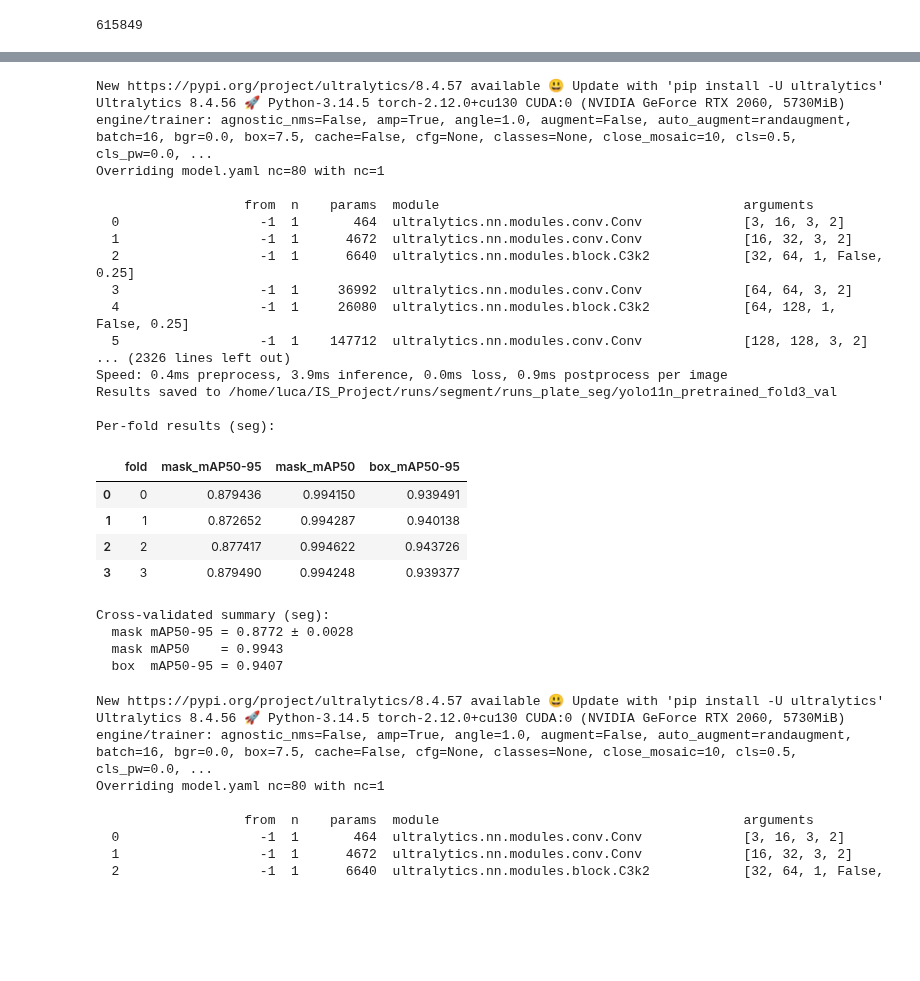
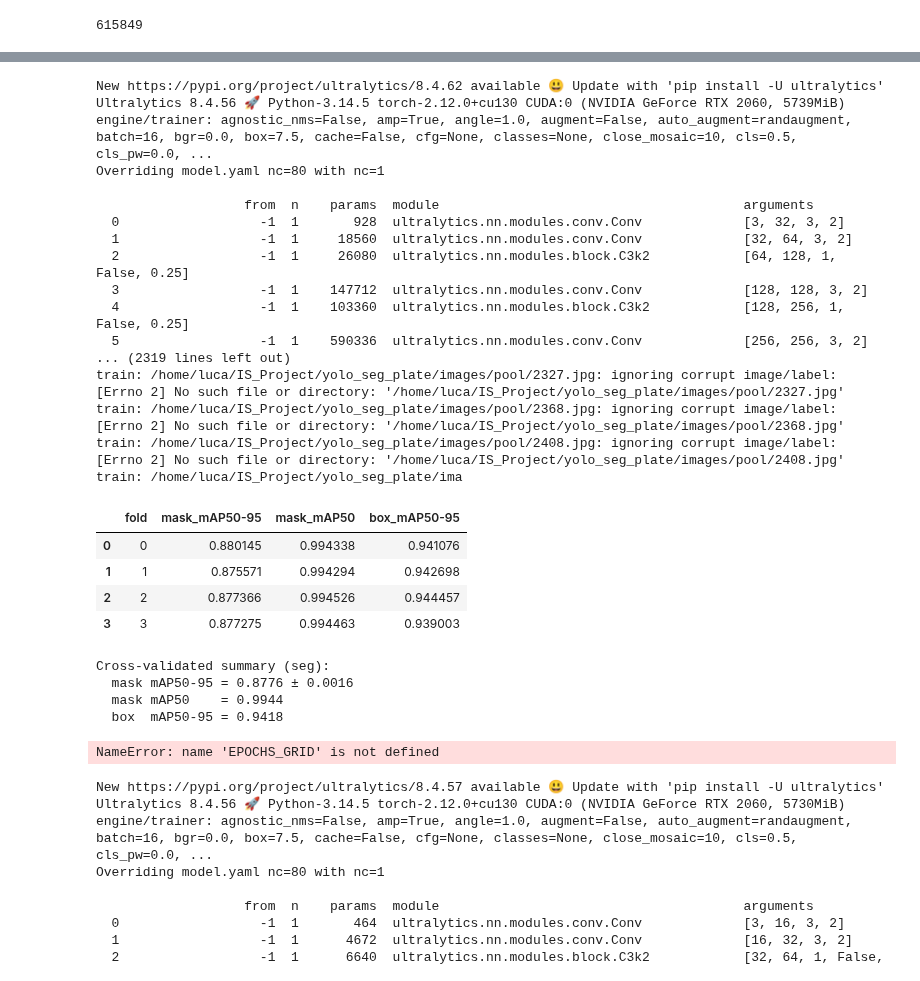
Before and after one commit to lorenzo-marranini/IS_Project, a Jupyter notebook: yolo_pose_plate_training.ipynb, the cells around one changed output, grey strips where cells are left out. Saved outputs shown, nothing was run; the diff lists cells and outputs as text; code cells hidden in the pictures; blank space fills up the shorter version.

```diff
--- a/yolo_pose_plate_training.ipynb
+++ b/yolo_pose_plate_training.ipynb
@@ -387,17 +369,17 @@ Setup complete ✅ (16 CPUs, 31.1 GB RAM, 111.9/461.8 GB disk)
 # %%
 # Shared training hyperparameters
-IMGSZ   = 640      # raise toward 960/1024 on the 2060S if VRAM allows
-BATCH   = 16       # lower if you hit CUDA OOM
-DEVICE  = 0        # 0 = first GPU; "cpu" to force CPU
+IMGSZ   = 640
+BATCH   = 8
+DEVICE  = 0
 PATIENCE = 15
 
-def run_cross_validation(size="n", pretrained=True, epochs=50, n_folds=N_FOLDS,
+def run_cross_validation(size="s", pretrained=True, epochs=50, n_folds=N_FOLDS,
                          imgsz=IMGSZ, batch=BATCH, device=DEVICE, tag_prefix=""):
     '''Train `size`/`pretrained` config across all folds. Returns (per_fold_df, summary_dict).'''
     weights = f"yolo11{size}-pose.pt" if pretrained else f"yolo11{size}-pose.yaml"
     cfg_tag = f"{tag_prefix}yolo11{size}_{'pretrained' if pretrained else 'scratch'}"
     rows = []
-    for k in range(n_folds):
+    for k in range(0, n_folds):
         run_name = f"{cfg_tag}_fold{k}"
         m = YOLO(weights)
         m.train(data=str(fold_yamls[k]), epochs=epochs, imgsz=imgsz, batch=batch,
@@ -464,12 +438,12 @@ Cross-validated summary:
 # %%
-RUN_GRID_CV = False   # set True to run the full cross-validated comparison (slow!)
+RUN_GRID_CV = True   # set True to run the full cross-validated comparison (slow!)
 
 EPOCHS_GRID = 40
 grid = [
-    ("n", True),
-    ("n", False),
-    # ("s", True),
-    # ("s", False),
+    #("n", True),
+    #("n", False),
+     ("s", True),
+    ("s", False),
     # ("m", True),
     # ("m", False),
 ]
@@ -487,7 +461,7 @@ if RUN_GRID_CV:
     comp["pose_mAP50-95"] = comp.apply(
         lambda r: f"{r['pose_mAP50-95_mean']:.4f} ± {r['pose_mAP50-95_std']:.4f}", axis=1)
     display(comp[["config","pose_mAP50-95","pose_mAP50_mean","box_mAP50-95_mean"]])
-    comp.to_csv("plate_pose_cv_comparison.csv", index=False)
+    comp.to_csv("plate_pose_small_cv_comparison.csv", index=False)
     pd.concat(per_fold_all, ignore_index=True).to_csv("plate_pose_cv_perfold.csv", index=False)
     print("\nsaved plate_pose_cv_comparison.csv and plate_pose_cv_perfold.csv")
 else:
@@ -744,51 +763,51 @@ def run_seg_cross_validation(size="n", pretrained=True, epochs=50, n_folds=N_FOL
     }
     return df, summary
 # %%
-EPOCHS_CV_SEG = 50   # match the pose budget for a fair comparison
+EPOCHS_CV_SEG = 40   # match the pose budget for a fair comparison
 
-seg_cv_df, seg_cv_summary = run_seg_cross_validation(size="n", pretrained=True, epochs=EPOCHS_CV_SEG)
+seg_cv_df, seg_cv_summary = run_seg_cross_validation(size="s", pretrained=True, epochs=EPOCHS_CV_SEG)
 print("\nPer-fold results (seg):")
 display(seg_cv_df)
 print("\nCross-validated summary (seg):")
 print(f"  mask mAP50-95 = {seg_cv_summary['mask_mAP50-95_mean']:.4f} ± {seg_cv_summary['mask_mAP50-95_std']:.4f}")
 print(f"  mask mAP50    = {seg_cv_summary['mask_mAP50_mean']:.4f}")
-print(f"  box  mAP50-95 = {seg_cv_summary['box_mAP50-95_mean']:.4f}")
+print(f"   box  mAP50-95 = {seg_cv_summary['box_mAP50-95_mean']:.4f}")
 # %% [output]
-New https://pypi.org/project/ultralytics/8.4.57 available 😃 Update with 'pip install -U ultralytics'
-Ultralytics 8.4.56 🚀 Python-3.14.5 torch-2.12.0+cu130 CUDA:0 (NVIDIA GeForce RTX 2060, 5730MiB)
+New https://pypi.org/project/ultralytics/8.4.62 available 😃 Update with 'pip install -U ultralytics'
+Ultralytics 8.4.56 🚀 Python-3.14.5 torch-2.12.0+cu130 CUDA:0 (NVIDIA GeForce RTX 2060, 5739MiB)
 engine/trainer: agnostic_nms=False, amp=True, angle=1.0, augment=False, auto_augment=randaugment, batch=16, bgr=0.0, box=7.5, cache=False, cfg=None, classes=None, close_mosaic=10, cls=0.5, cls_pw=0.0, ...
 Overriding model.yaml nc=80 with nc=1
 
                    from  n    params  module                                       arguments
-  0                  -1  1       464  ultralytics.nn.modules.conv.Conv             [3, 16, 3, 2]
-  1                  -1  1      4672  ultralytics.nn.modules.conv.Conv             [16, 32, 3, 2]
-  2                  -1  1      6640  ultralytics.nn.modules.block.C3k2            [32, 64, 1, False, 0.25]
-  3                  -1  1     36992  ultralytics.nn.modules.conv.Conv             [64, 64, 3, 2]
-  4                  -1  1     26080  ultralytics.nn.modules.block.C3k2            [64, 128, 1, False, 0.25]
-  5                  -1  1    147712  ultralytics.nn.modules.conv.Conv             [128, 128, 3, 2]
-... (2326 lines left out)
-Speed: 0.4ms preprocess, 3.9ms inference, 0.0ms loss, 0.9ms postprocess per image
-Results saved to /home/luca/IS_Project/runs/segment/runs_plate_seg/yolo11n_pretrained_fold3_val
-
-Per-fold results (seg):
+  0                  -1  1       928  ultralytics.nn.modules.conv.Conv             [3, 32, 3, 2]
+  1                  -1  1     18560  ultralytics.nn.modules.conv.Conv             [32, 64, 3, 2]
+  2                  -1  1     26080  ultralytics.nn.modules.block.C3k2            [64, 128, 1, False, 0.25]
+  3                  -1  1    147712  ultralytics.nn.modules.conv.Conv             [128, 128, 3, 2]
+  4                  -1  1    103360  ultralytics.nn.modules.block.C3k2            [128, 256, 1, False, 0.25]
+  5                  -1  1    590336  ultralytics.nn.modules.conv.Conv             [256, 256, 3, 2]
+... (2319 lines left out)
+train: /home/luca/IS_Project/yolo_seg_plate/images/pool/2327.jpg: ignoring corrupt image/label: [Errno 2] No such file or directory: '/home/luca/IS_Project/yolo_seg_plate/images/pool/2327.jpg'
+train: /home/luca/IS_Project/yolo_seg_plate/images/pool/2368.jpg: ignoring corrupt image/label: [Errno 2] No such file or directory: '/home/luca/IS_Project/yolo_seg_plate/images/pool/2368.jpg'
+train: /home/luca/IS_Project/yolo_seg_plate/images/pool/2408.jpg: ignoring corrupt image/label: [Errno 2] No such file or directory: '/home/luca/IS_Project/yolo_seg_plate/images/pool/2408.jpg'
+train: /home/luca/IS_Project/yolo_seg_plate/ima
 |  | fold | mask_mAP50-95 | mask_mAP50 | box_mAP50-95 |
-| 0 | 0 | 0.879436 | 0.994150 | 0.939491 |
-| 1 | 1 | 0.872652 | 0.994287 | 0.940138 |
-| 2 | 2 | 0.877417 | 0.994622 | 0.943726 |
-| 3 | 3 | 0.879490 | 0.994248 | 0.939377 |
+| 0 | 0 | 0.880145 | 0.994338 | 0.941076 |
+| 1 | 1 | 0.875571 | 0.994294 | 0.942698 |
+| 2 | 2 | 0.877366 | 0.994526 | 0.944457 |
+| 3 | 3 | 0.877275 | 0.994463 | 0.939003 |
 Cross-validated summary (seg):
-  mask mAP50-95 = 0.8772 ± 0.0028
-  mask mAP50    = 0.9943
-  box  mAP50-95 = 0.9407
+  mask mAP50-95 = 0.8776 ± 0.0016
+  mask mAP50    = 0.9944
+  box  mAP50-95 = 0.9418
 # %%
 RUN_SEG_GRID_CV = False   # set True to run the full cross-validated seg comparison (slow!)
 
 EPOCHS_GRID_SEG = EPOCHS_GRID
 seg_grid = [
-    ("n", True),
-    ("n", False),
-    # ("s", True),
-    # ("s", False),
+    #("n", True),
+    #("n", False),
+     ("s", True),
+    ("s", False),
     # ("m", True),
     # ("m", False),
 ]
@@ -809,6 +828,8 @@ if RUN_SEG_GRID_CV:
     print("\nsaved plate_seg_cv_comparison.csv and plate_seg_cv_perfold.csv")
 else:
     print("Set RUN_SEG_GRID_CV = True to run the cross-validated size × pretrained seg comparison.")
+# %% [output]
+NameError: name 'EPOCHS_GRID' is not defined
 # %%
 SEG_FINAL_SIZE       = "n"
 SEG_FINAL_PRETRAINED = True
```
Also changed, not shown: parts of 21 cells of this notebook, 11 other files.
